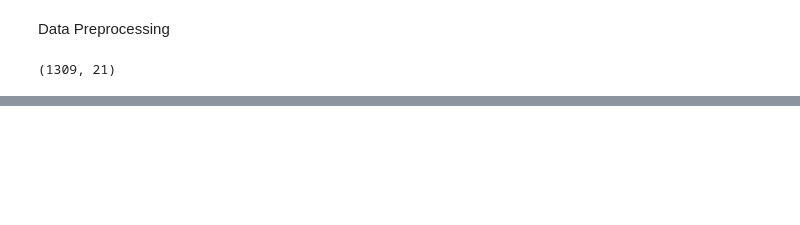
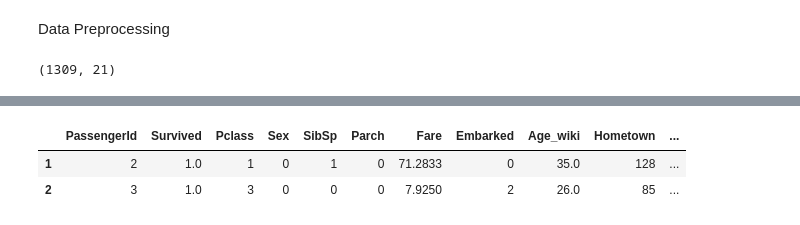
Before and after one commit to jakeSheph201/TitanicMLModel, a Jupyter notebook: Notebooks/dataCleaning.ipynb, the cells around one changed output, grey strips where cells are left out. Drawn from its saved outputs; the diff is of its cells as text; code cells hidden in the pictures; blank space fills up the shorter version.

```diff
--- a/Notebooks/dataCleaning.ipynb
+++ b/Notebooks/dataCleaning.ipynb
@@ -72,0 +156,6 @@ dtype: bool
+# %%
+df3.head(2)
+# %% [output]
+|  | PassengerId | Survived | Pclass | Sex | SibSp | Parch | Fare | Embarked | Age_wiki | Hometown | ... |
+| 1 | 2 | 1.0 | 1 | 0 | 1 | 0 | 71.2833 | 0 | 35.0 | 128 | ... |
+| 2 | 3 | 1.0 | 3 | 0 | 0 | 0 | 7.9250 | 2 | 26.0 | 85 | ... |
```
Also changed, not shown: parts of 13 cells of this notebook.
